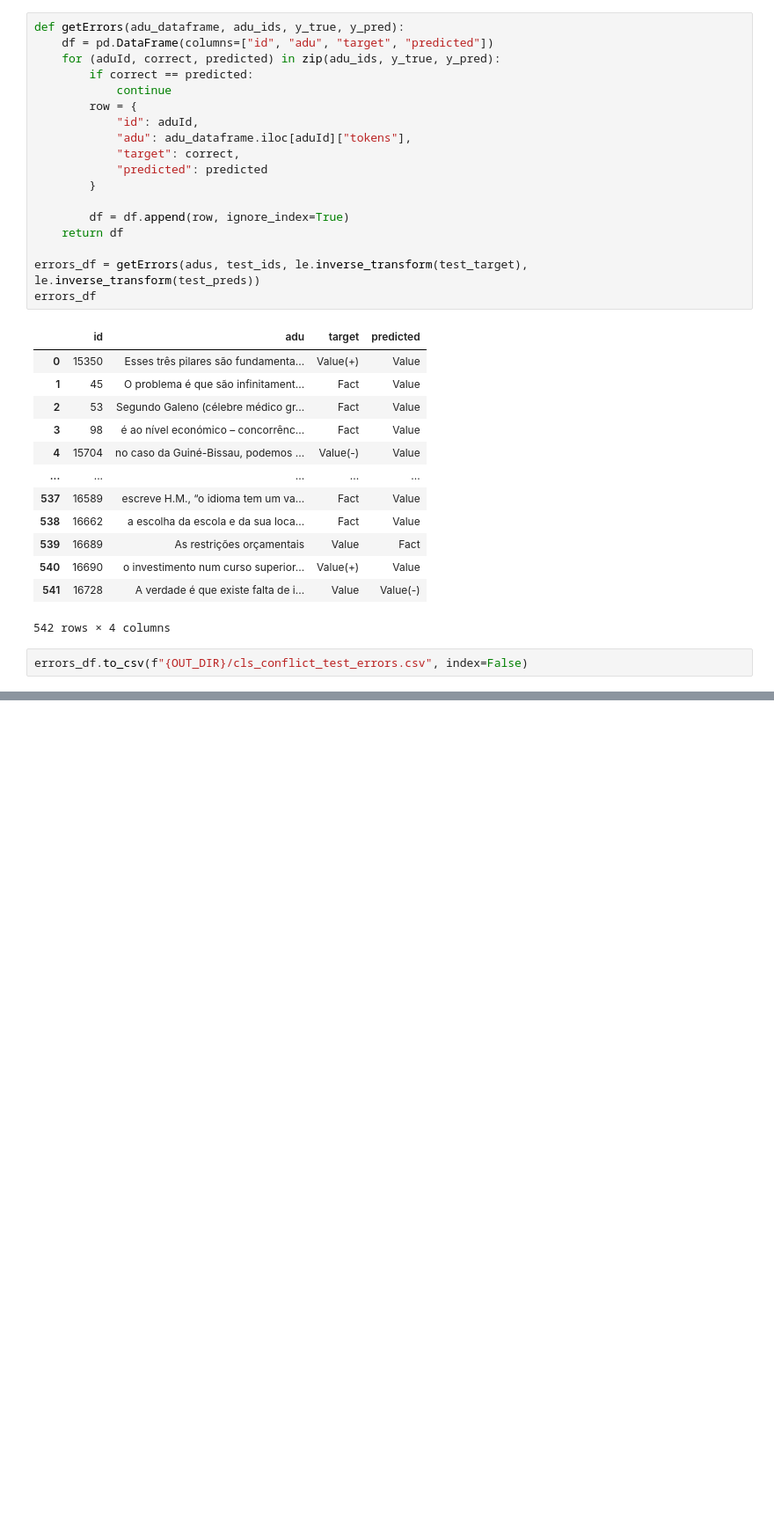
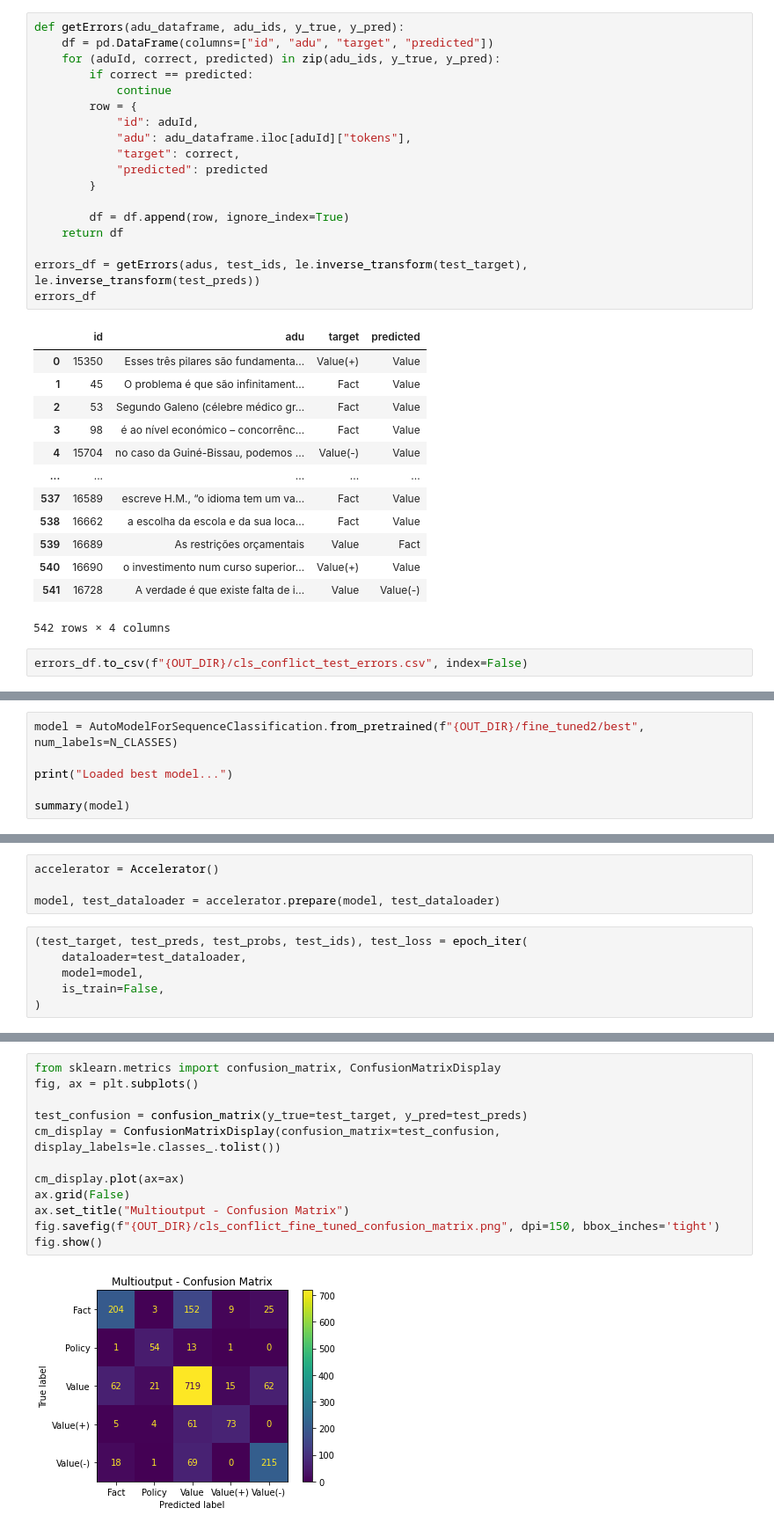
Before and after one commit to Telmooo/adu-classifier-dl, a Jupyter notebook: src/train_classification_model_2.ipynb, the cells around one changed output, grey strips where cells are left out. Shown at 88% size. Cells and saved outputs as stored; diff of their text form; blank space fills up the shorter version.

```diff
--- a/src/train_classification_model_2.ipynb
+++ b/src/train_classification_model_2.ipynb
@@ -1207,0 +1425,6 @@ errors_df.to_csv(f"{OUT_DIR}/cls_conflict_test_errors.csv", index=False)
+# %%
+model = AutoModelForSequenceClassification.from_pretrained(f"{OUT_DIR}/fine_tuned2/best", num_labels=N_CLASSES)
+
+print("Loaded best model...")
+
+summary(model)
@@ -1207,0 +1450,10 @@ errors_df.to_csv(f"{OUT_DIR}/cls_conflict_test_errors.csv", index=False)
+# %%
+accelerator = Accelerator()
+
+model, test_dataloader = accelerator.prepare(model, test_dataloader)
+# %%
+(test_target, test_preds, test_probs, test_ids), test_loss = epoch_iter(
+    dataloader=test_dataloader,
+    model=model,
+    is_train=False,
+)
@@ -1207,0 +1475,14 @@ errors_df.to_csv(f"{OUT_DIR}/cls_conflict_test_errors.csv", index=False)
+# %%
+from sklearn.metrics import confusion_matrix, ConfusionMatrixDisplay
+fig, ax = plt.subplots()
+
+test_confusion = confusion_matrix(y_true=test_target, y_pred=test_preds)
+cm_display = ConfusionMatrixDisplay(confusion_matrix=test_confusion, display_labels=le.classes_.tolist())
+
+cm_display.plot(ax=ax)
+ax.grid(False)
+ax.set_title("Multioutput - Confusion Matrix")
+fig.savefig(f"{OUT_DIR}/cls_conflict_fine_tuned_confusion_matrix.png", dpi=150, bbox_inches='tight')
+fig.show()
+# %% [output]
+[figure, added]
```
Also changed, not shown: parts of 17 cells of this notebook.
